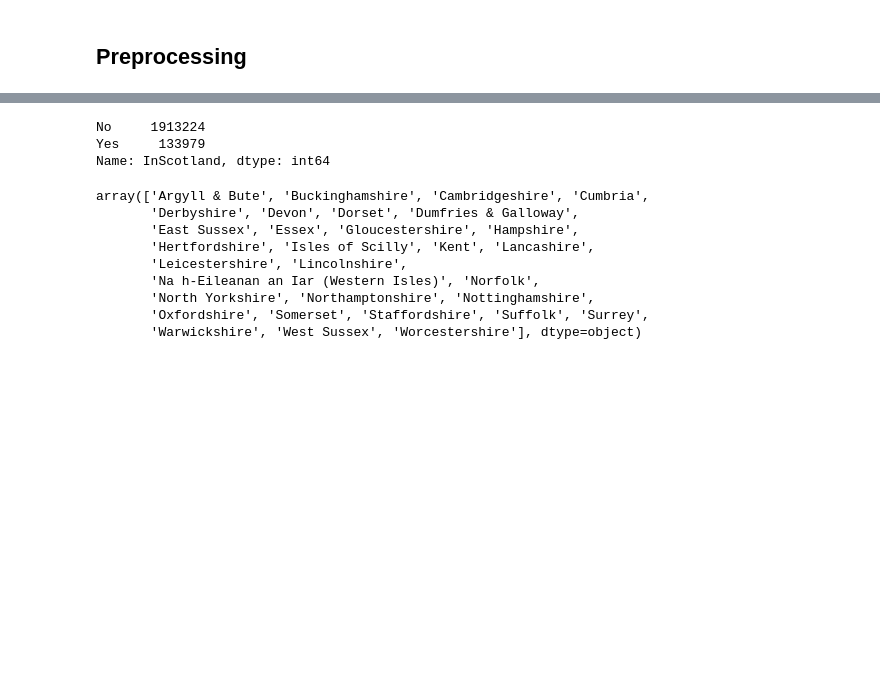
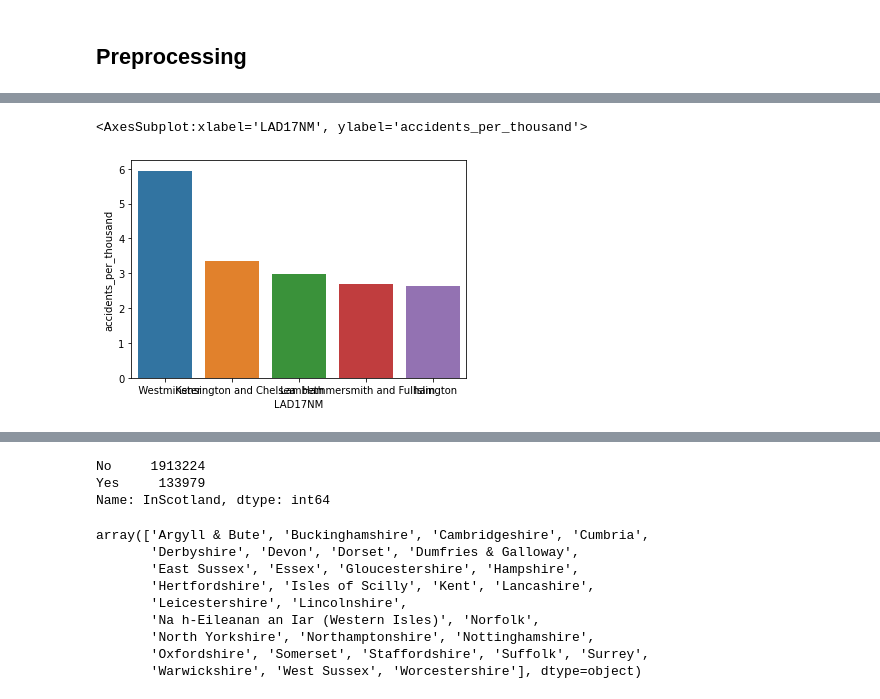
Before and after one commit to CalLanherne/IBMCapstone, a Jupyter notebook: capstone_project.ipynb, the cells around one changed output, grey strips where cells are left out. Cells and saved outputs as stored; diff of their text form; code cells hidden in the pictures; blank space fills up the shorter version.

```diff
--- a/capstone_project.ipynb
+++ b/capstone_project.ipynb
@@ -110,0 +146,6 @@ FileNotFoundError: [Errno 2] No such file or directory: 'Carriageway_Hazards.csv
+# %%
+traffic_data_2017 = traffic_data[traffic_data['year']==2017]
+td2017_group = pd.DataFrame(traffic_data_2017.groupby('LAD17CD').size())
+td2017_group.reset_index(inplace=True)
+td2017_group.columns = ['LAD', 'Count']
+td2017_group.sort_values(['Count'],ascending=False).head()
@@ -110,0 +161,3 @@ FileNotFoundError: [Errno 2] No such file or directory: 'Carriageway_Hazards.csv
+# %%
+td2017_group = pd.merge(td2017_group,pop_data,how='left',left_on='LAD',right_on='area_code')
+td2017_group.head()
@@ -110,0 +240,5 @@ FileNotFoundError: [Errno 2] No such file or directory: 'Carriageway_Hazards.csv
+# %%
+sns.barplot(x='LAD17NM',y='accidents_per_thousand',data= td2017_group.sort_values('accidents_per_thousand',ascending=False).head())
+# %% [output]
+<AxesSubplot:xlabel='LAD17NM', ylabel='accidents_per_thousand'>
+[figure, added]
```
Also changed, not shown: parts of 48 cells of this notebook.
